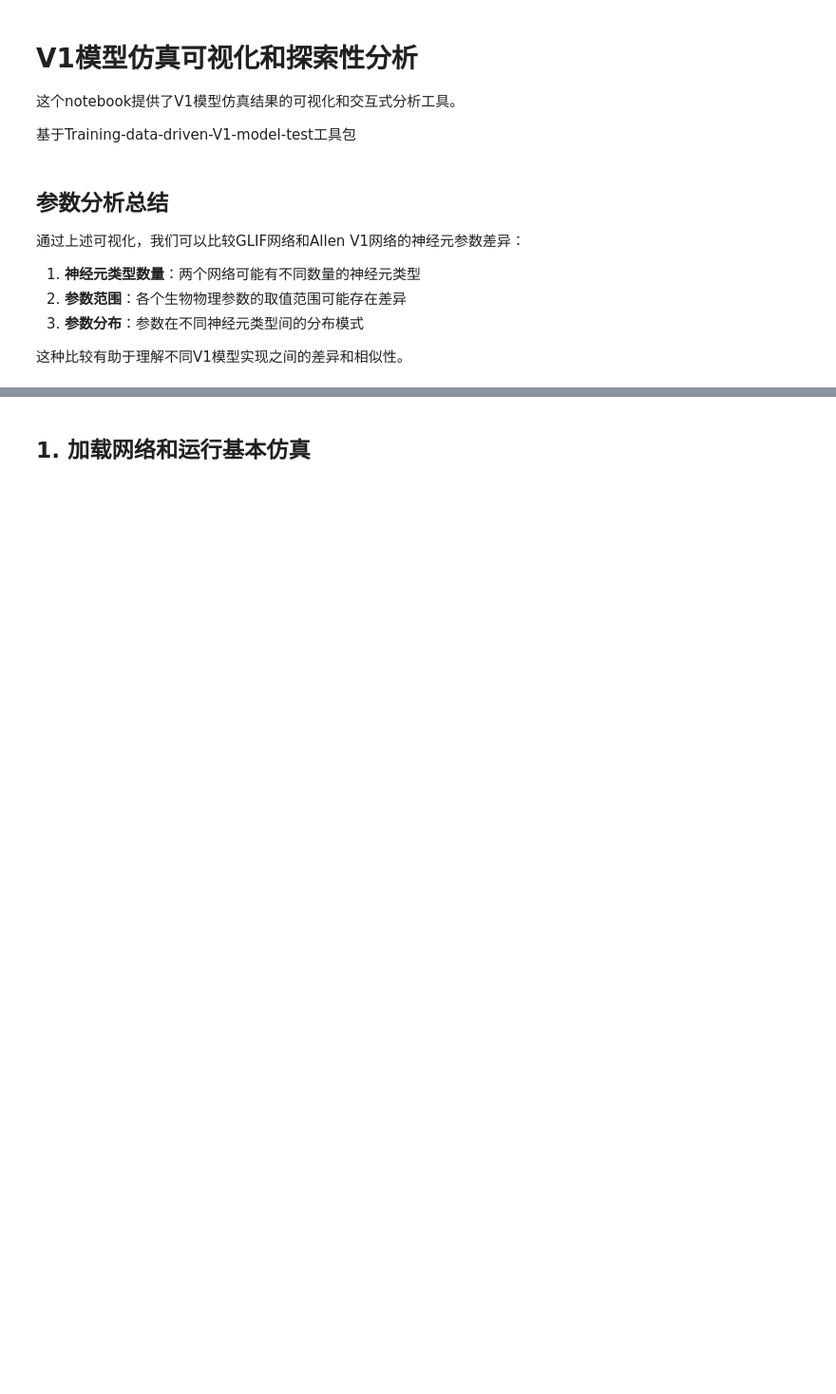
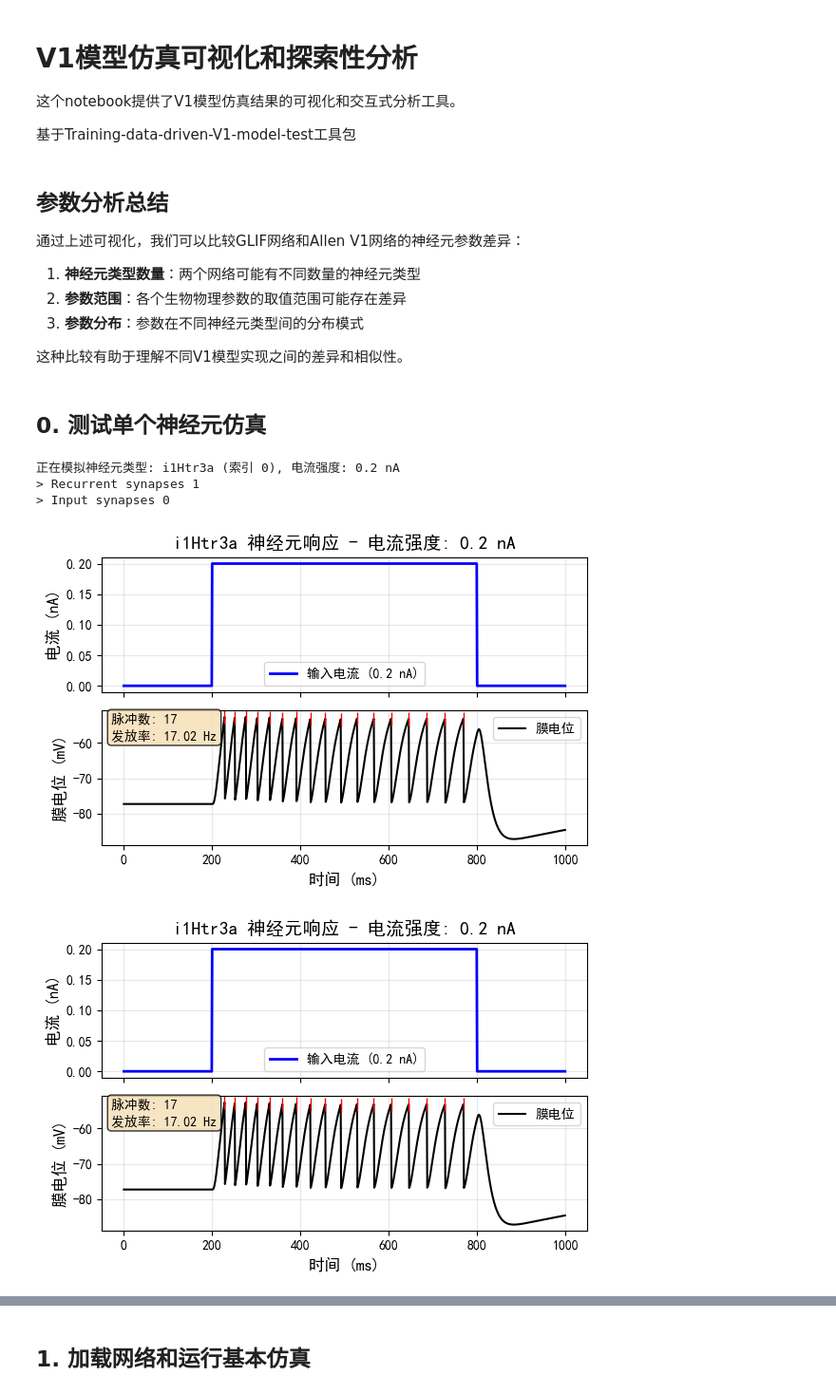
Before and after one commit to sdgds/Chen_package_test, a Jupyter notebook: test_visualization.ipynb, the cells around one changed output, grey strips where cells are left out. Shown at 95% size. Drawn from its saved outputs; the diff is of its cells as text; code cells hidden in the pictures; blank space fills up the shorter version.

```diff
--- a/test_visualization.ipynb
+++ b/test_visualization.ipynb
@@ -43,3 +43,5 @@ import classification_tools
 3. **参数分布**：参数在不同神经元类型间的分布模式
 
 这种比较有助于理解不同V1模型实现之间的差异和相似性。
+# %% [markdown]
+## 0. 测试单个神经元仿真
@@ -45,0 +54,23 @@ import classification_tools
+# %%
+# 参数设置
+neuron_type = 'i1Htr3a'
+current_amplitude = 0.2  # nA
+
+# 运行仿真
+time, current, voltage, spikes = simulate_neuron_response(
+    target_neuron_type=neuron_type,
+    platform_current=current_amplitude
+)
+
+# 绘制结果
+plot_single_response(
+    time, current, voltage, spikes,
+    neuron_type, current_amplitude,
+    show_plot=True
+)
+# %% [output]
+正在模拟神经元类型: i1Htr3a (索引 0), 电流强度: 0.2 nA
+> Recurrent synapses 1
+> Input synapses 0
+[figure, added]
+[figure, added]
```
Also changed, not shown: parts of 6 cells of this notebook, 1 other file.
